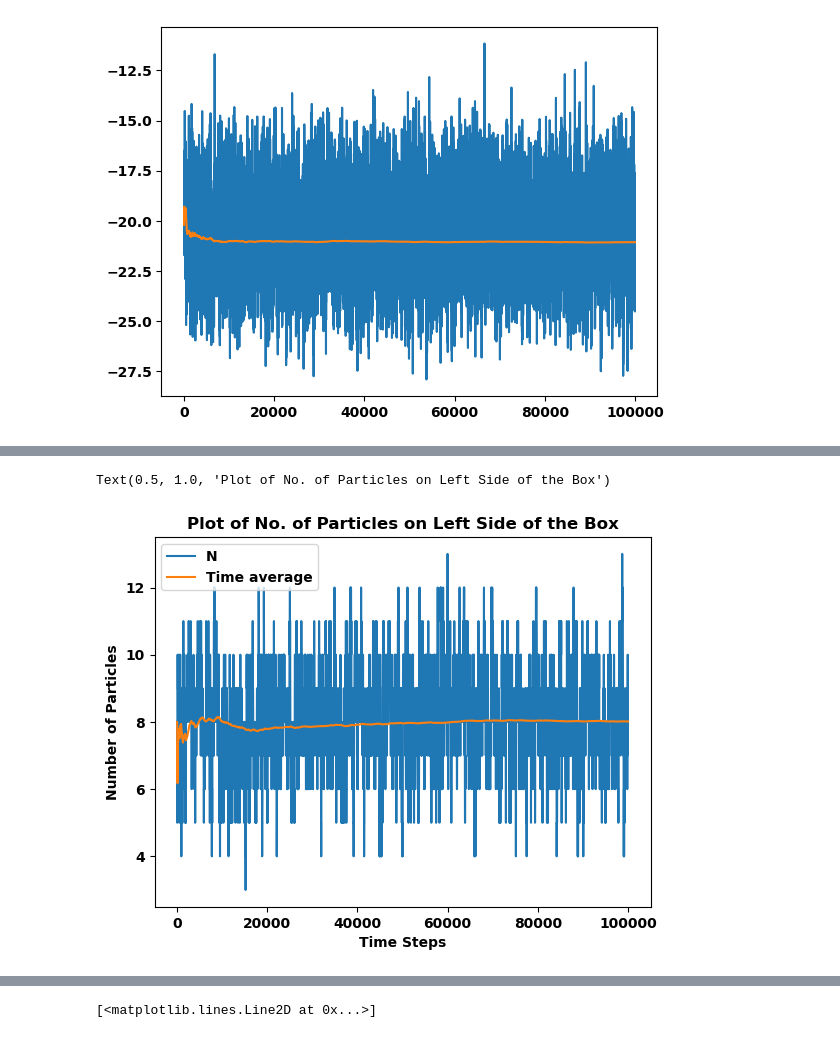
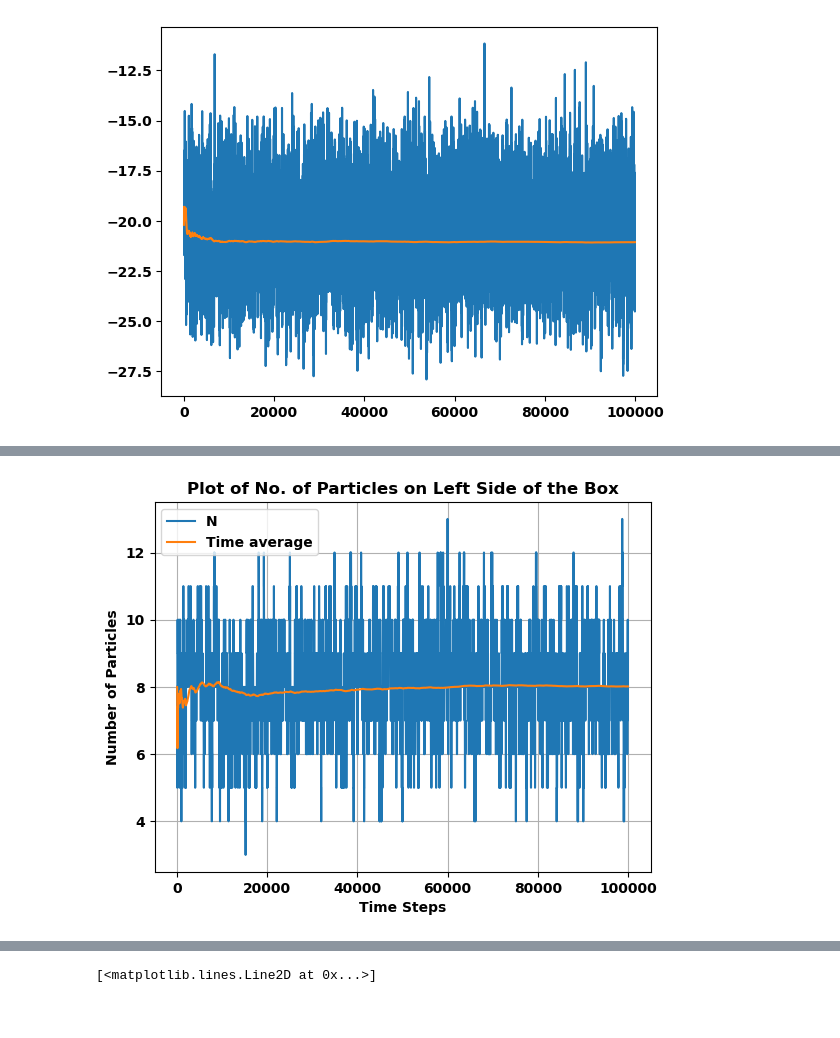
Before and after one commit to gregorycorcoran/Computational-Lab, a Jupyter notebook: Analysis.ipynb, the cells around one changed output, grey strips where cells are left out. Drawn from its saved outputs; the diff is of its cells as text; code cells hidden in the pictures.

```diff
--- a/Analysis.ipynb
+++ b/Analysis.ipynb
@@ -125,13 +104,13 @@ print(E_tot_1a[-1])
 # %%
 plt.plot(l_1,label='N')
 plt.plot(l_a,label='Time average')
 plt.xlabel("Time Steps")
 plt.ylabel("Number of Particles")
 plt.legend()
 plt.title("Plot of No. of Particles on Left Side of the Box")
+plt.grid(True)
 # %% [output]
-Text(0.5, 1.0, 'Plot of No. of Particles on Left Side of the Box')
-[figure, old version]
+[figure, new version]
 # %%
 px_1_a=[]
 py_1_a=[]
```
Also changed, not shown: parts of 11 cells of this notebook.
